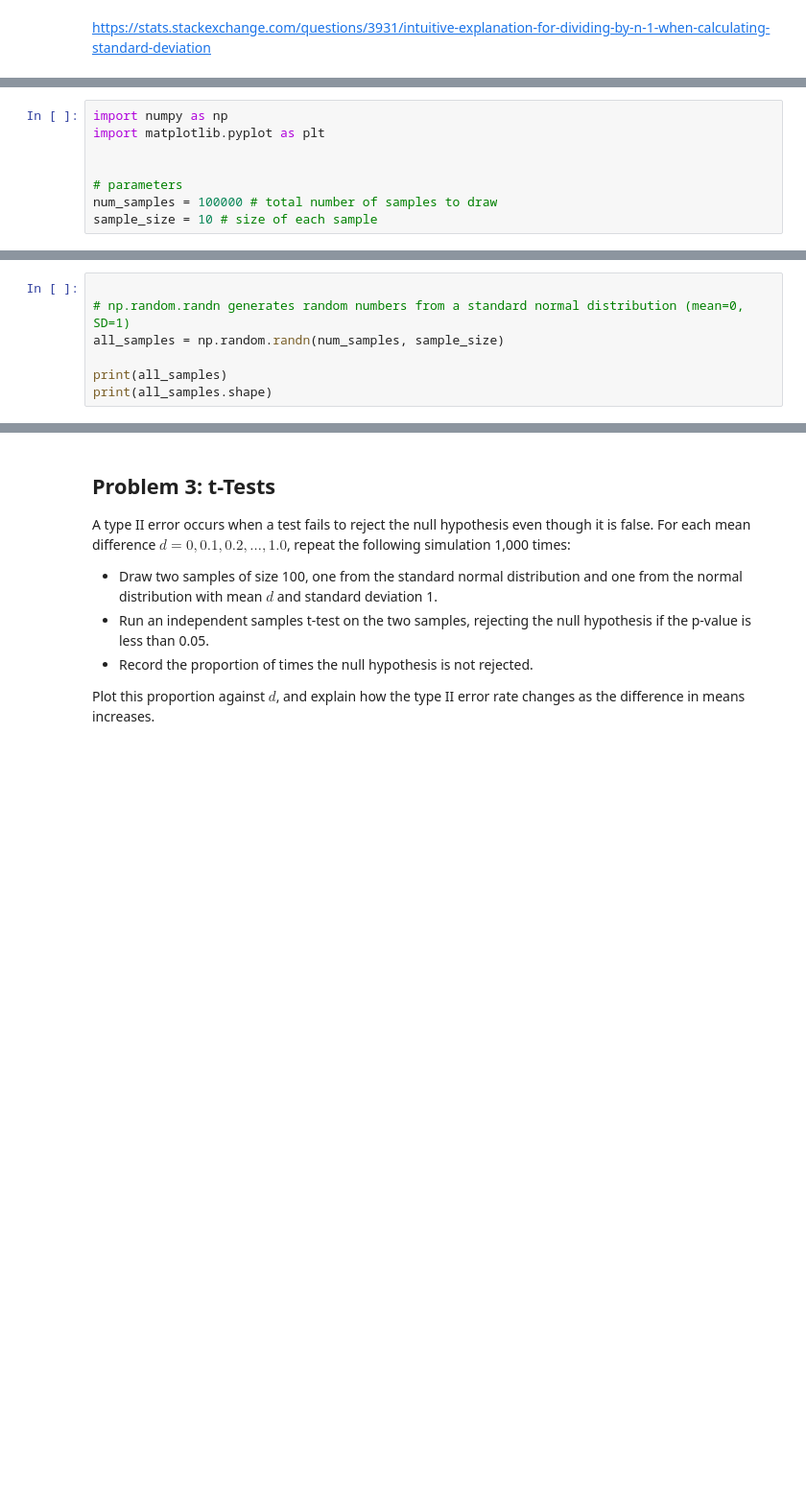
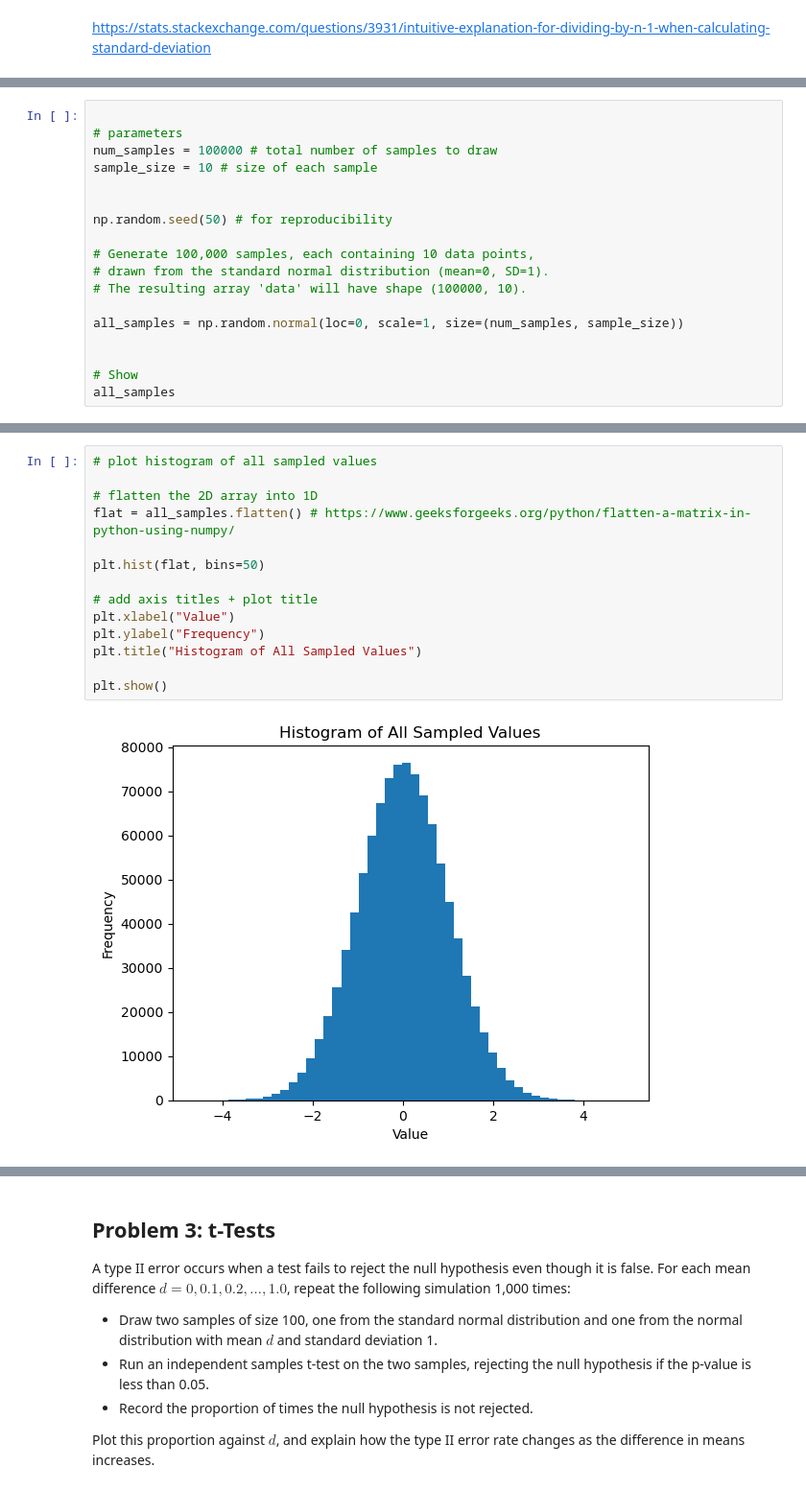
Before and after one commit to mondbr/applied_statistics, a Jupyter notebook: problems.ipynb, the cells around one changed output, grey strips where cells are left out. Shown at 96% size. Saved outputs shown, nothing was run; the diff lists cells and outputs as text; blank space fills up the shorter version.

```diff
--- a/problems.ipynb
+++ b/problems.ipynb
@@ -794,8 +834,18 @@ https://stats.stackexchange.com/questions/3931/intuitive-explanation-for-dividin
 # %%
-import numpy as np
-import matplotlib.pyplot as plt
-
 
 # parameters
 num_samples = 100000 # total number of samples to draw
 sample_size = 10 # size of each sample
+
+
+np.random.seed(50) # for reproducibility
+
+# Generate 100,000 samples, each containing 10 data points,
+# drawn from the standard normal distribution (mean=0, SD=1).
+# The resulting array 'data' will have shape (100000, 10).
+
+all_samples = np.random.normal(loc=0, scale=1, size=(num_samples, sample_size))
+
+
+# Show
+all_samples
@@ -804,7 +865,0 @@ We draw 100,000 samples, each containing 10 values from the [standard normal dis
-# %%
-
-# np.random.randn generates random numbers from a standard normal distribution (mean=0, SD=1)
-all_samples = np.random.randn(num_samples, sample_size)
-
-print(all_samples)
-print(all_samples.shape)
@@ -825,0 +878,16 @@ print(all_samples.shape)
+# %%
+# plot histogram of all sampled values
+
+# flatten the 2D array into 1D
+flat = all_samples.flatten() # https://www.geeksforgeeks.org/python/flatten-a-matrix-in-python-using-numpy/
+
+plt.hist(flat, bins=50)
+
+# add axis titles + plot title
+plt.xlabel("Value")
+plt.ylabel("Frequency")
+plt.title("Histogram of All Sampled Values")
+
+plt.show()
+# %% [output]
+[figure, added]
```
Also changed, not shown: parts of 28 cells of this notebook.
